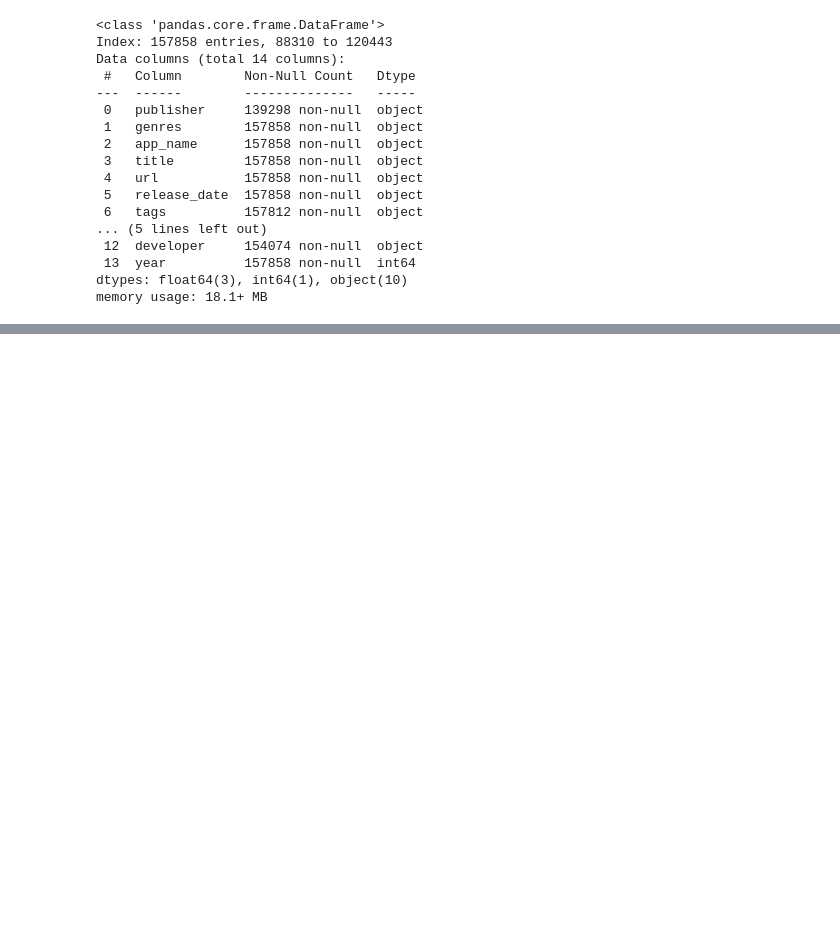
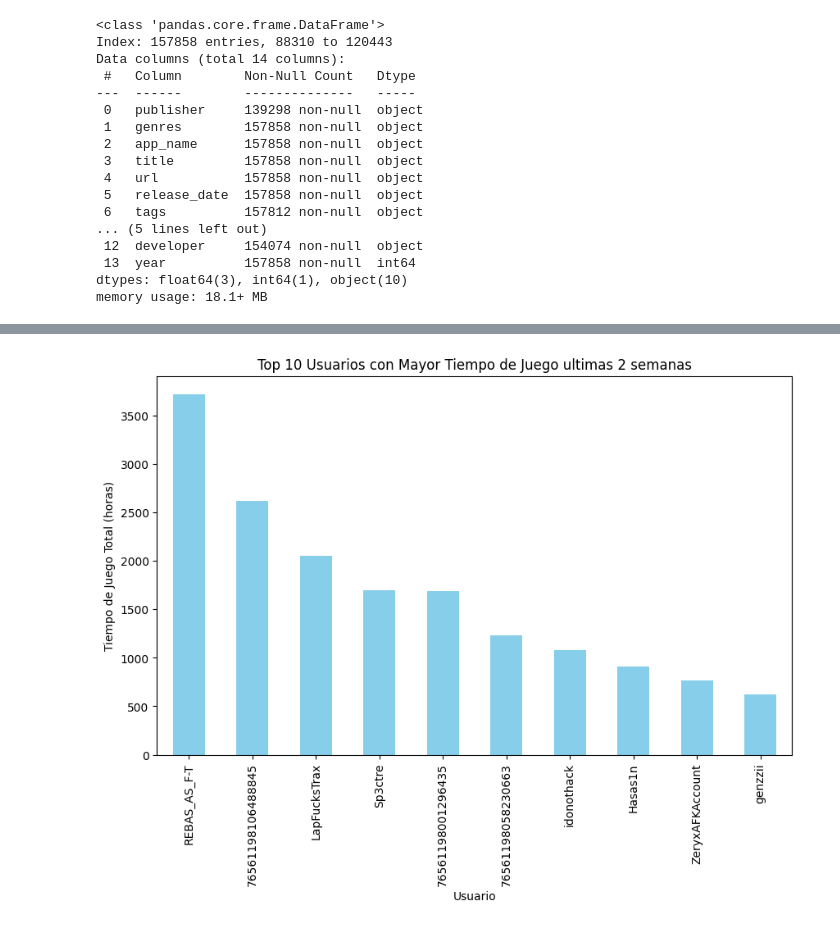
Before and after one commit to MarceloOrtizz/Proyecto_MLOps_Steam, a Jupyter notebook: etl_eda/EDA.ipynb, the cells around one changed output, grey strips where cells are left out. Saved outputs shown, nothing was run; the diff lists cells and outputs as text; code cells hidden in the pictures; blank space fills up the shorter version.

```diff
--- a/etl_eda/EDA.ipynb
+++ b/etl_eda/EDA.ipynb
@@ -323,0 +345,15 @@ memory usage: 18.1+ MB
+# %%
+weeks2 = users_items.groupby('user_id')['playtime_2weeks'].sum()
+
+# top 10 jugadores ultimas semanas
+top_users = weeks2.sort_values(ascending=False).head(10)
+
+# Crea un gráfico de barras para los 10 usuarios principales
+plt.figure(figsize=(10, 6))
+top_users.plot(kind='bar', color='skyblue')
+plt.title('Top 10 Usuarios con Mayor Tiempo de Juego ultimas 2 semanas')
+plt.xlabel('Usuario')
+plt.ylabel('Tiempo de Juego Total (horas)')
+plt.show()
+# %% [output]
+[figure, added]
```
Also changed, not shown: parts of 8 cells of this notebook.
